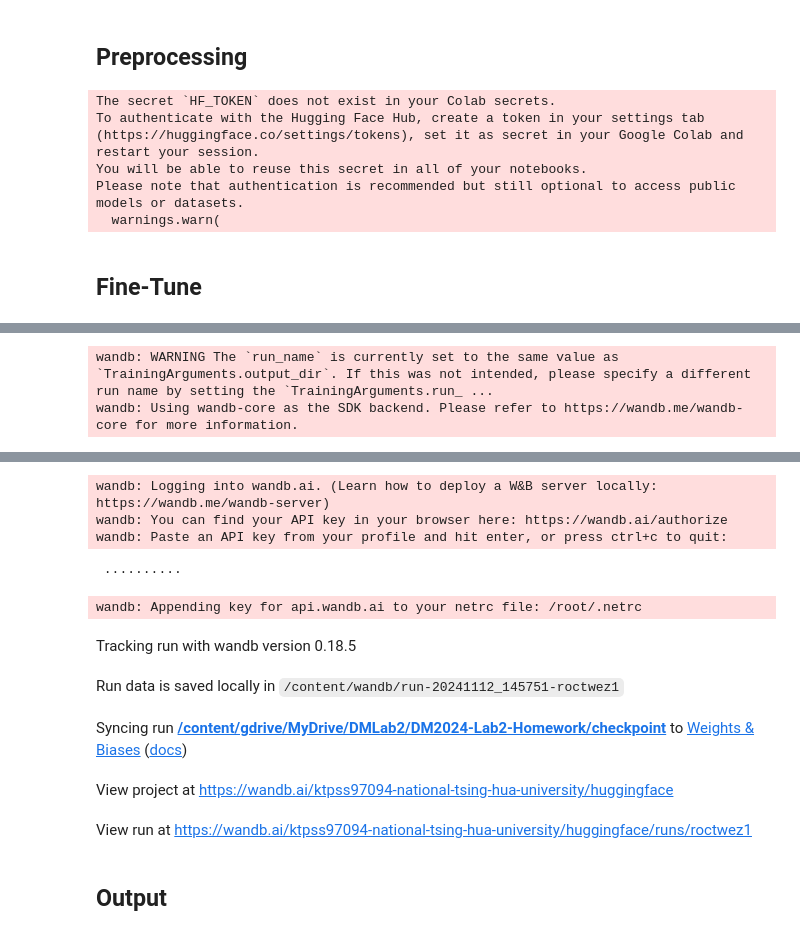
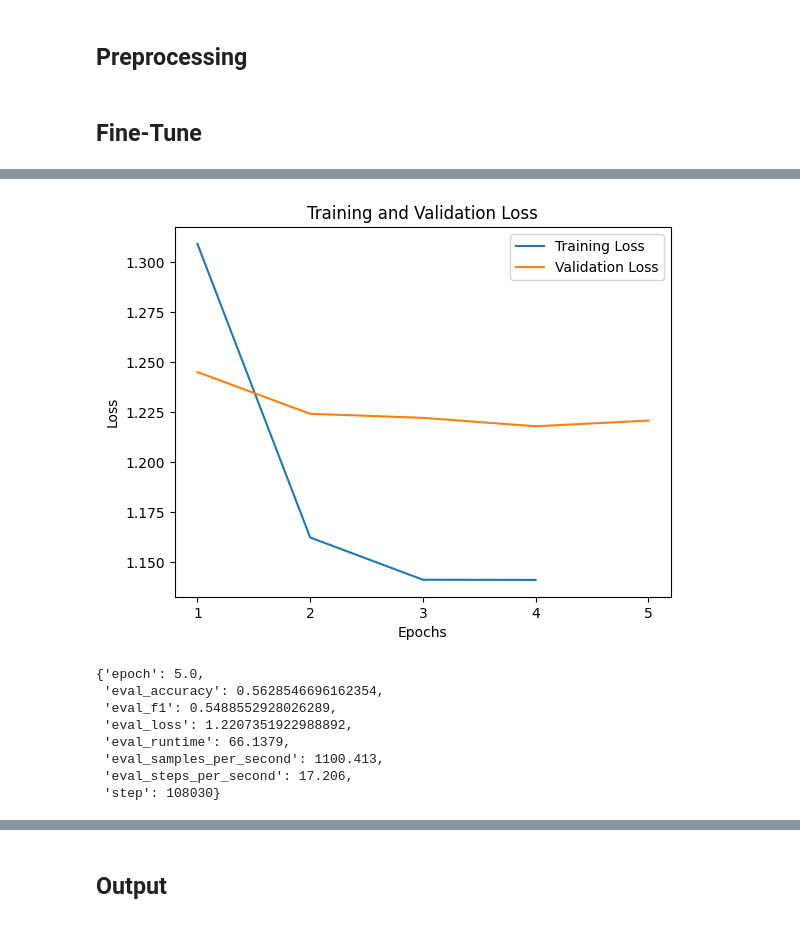
Before and after one commit to ktpss97094/DM2024-Lab2-Homework, a Jupyter notebook: DM2024-Lab2-Homework.ipynb, the cells around one changed output, grey strips where cells are left out. Saved outputs shown, nothing was run; the diff lists cells and outputs as text; code cells hidden in the pictures.

Commit message:
epochs 3

```diff
--- a/DM2024-Lab2-Homework.ipynb
+++ b/DM2024-Lab2-Homework.ipynb
@@ -77,6 +77,7 @@ import matplotlib.pyplot as plt
 import re
 from datasets import Dataset
 import numpy as np
+import json
 
 class EXEC_ENV_ENUM(Enum):
     COLAB = 1
@@ -86,9 +87,9 @@ class EXEC_ENV_ENUM(Enum):
 '''
 parameters
 '''
-EXEC_ENV = EXEC_ENV_ENUM.COLAB
+# EXEC_ENV = EXEC_ENV_ENUM.COLAB
 # EXEC_ENV = EXEC_ENV_ENUM.KAGGLE
-# EXEC_ENV = EXEC_ENV_ENUM.LOCAL
+EXEC_ENV = EXEC_ENV_ENUM.LOCAL
 FROM_CHECKPOINT = True
 TRAIN = False
 
@@ -103,7 +104,7 @@ elif EXEC_ENV == EXEC_ENV_ENUM.KAGGLE:
 else:
     input_path = "."
 if FROM_CHECKPOINT:
-    model_ckpt = os.path.join(input_path, "checkpoint", "checkpoint-64818")
+    model_ckpt = os.path.join(input_path, "checkpoint", "best")
 else:
     model_ckpt = "distilbert-base-uncased"
 
@@ -171,20 +172,20 @@ def compute_metrics(pred):
 def draw_plot(log_history, output_dir):
     training_loss = []
     validation_loss = []
+
     for log in log_history:
         if "loss" in log:
             training_loss.append(log["loss"])
         if "eval_loss" in log:
             validation_loss.append(log["eval_loss"])
 
-    plt.figure(figsize=(10, 6))
-    plt.plot(training_loss, label="Training Loss")
-    plt.plot(validation_loss, label="Validation Loss")
+    plt.plot(range(1, len(training_loss) + 1), training_loss, label="Training Loss")
+    plt.plot(range(1, len(validation_loss) + 1), validation_loss, label="Validation Loss")
     plt.xlabel("Epochs")
     plt.ylabel("Loss")
     plt.title("Training and Validation Loss")
     plt.legend()
-    plt.xticks(range(1, len(training_loss) + 1))  # x 軸從 1 開始
+    plt.xticks(range(1, len(validation_loss) + 1))  # x 軸從 1 開始
     plt.savefig(os.path.join(output_dir, 'loss_plot.png'))
     plt.show()
 # %% [markdown]
@@ -256,12 +257,6 @@ train, validation = train_test_split(train, test_size=0.05, random_state=SEED)
 train = Dataset.from_pandas(train)
 validation = Dataset.from_pandas(validation)
 test = Dataset.from_pandas(test)
-# %% [output]
-The secret `HF_TOKEN` does not exist in your Colab secrets.
-To authenticate with the Hugging Face Hub, create a token in your settings tab (https://huggingface.co/settings/tokens), set it as secret in your Google Colab and restart your session.
-You will be able to reuse this secret in all of your notebooks.
-Please note that authentication is recommended but still optional to access public models or datasets.
-  warnings.warn(
 # %% [markdown]
 ## Fine-Tune
 # %%
@@ -308,7 +303,17 @@ if TRAIN:
 
     validate_pred = trainer.predict(validation)
 
-    display(validate_pred)
+    print(validate_pred.metrics)
+else:
+    state_file = os.path.join(model_ckpt, "trainer_state.json")
+
+    with open(state_file, 'r') as f:
+        trainer_state = json.load(f)
+    trainer.state.log_history = trainer_state["log_history"]
+
+    draw_plot(trainer.state.log_history, model_output_dir)
+
+    display(trainer.state.log_history[-1])
 
 test_pred = trainer.predict(test)
 # %% [output]
@@ -316,2 +320,9 @@ test_pred = trainer.predict(test)
+[figure, added]
-wandb: WARNING The `run_name` is currently set to the same value as `TrainingArguments.output_dir`. If this was not intended, please specify a different run name by setting the `TrainingArguments.run_ ...
-wandb: Using wandb-core as the SDK backend. Please refer to https://wandb.me/wandb-core for more information.
+{'epoch': 5.0,
+ 'eval_accuracy': 0.5628546696162354,
+ 'eval_f1': 0.5488552928026289,
+ 'eval_loss': 1.2207351922988892,
+ 'eval_runtime': 66.1379,
+ 'eval_samples_per_second': 1100.413,
+ 'eval_steps_per_second': 17.206,
+ 'step': 108030}
@@ -319,13 +329,3 @@ wandb: Using wandb-core as the SDK backend. Please refer to https://wandb.me/wan
-wandb: Logging into wandb.ai. (Learn how to deploy a W&B server locally: https://wandb.me/wandb-server)
-wandb: You can find your API key in your browser here: https://wandb.ai/authorize
-wandb: Paste an API key from your profile and hit enter, or press ctrl+c to quit:
- ··········
-wandb: Appending key for api.wandb.ai to your netrc file: /root/.netrc
-Tracking run with wandb version 0.18.5
-Run data is saved locally in /content/wandb/run-20241112_145751-roctwez1
-Syncing run /content/gdrive/MyDrive/DMLab2/DM2024-Lab2-Homework/checkpoint to Weights & Biases (docs)
-View project at https://wandb.ai/ktpss97094-national-tsing-hua-university/huggingface
-View run at https://wandb.ai/ktpss97094-national-tsing-hua-university/huggingface/runs/roctwez1
 # %% [markdown]
 ## Output
 # %%
```
Also changed, not shown: parts of 5 cells of this notebook.
